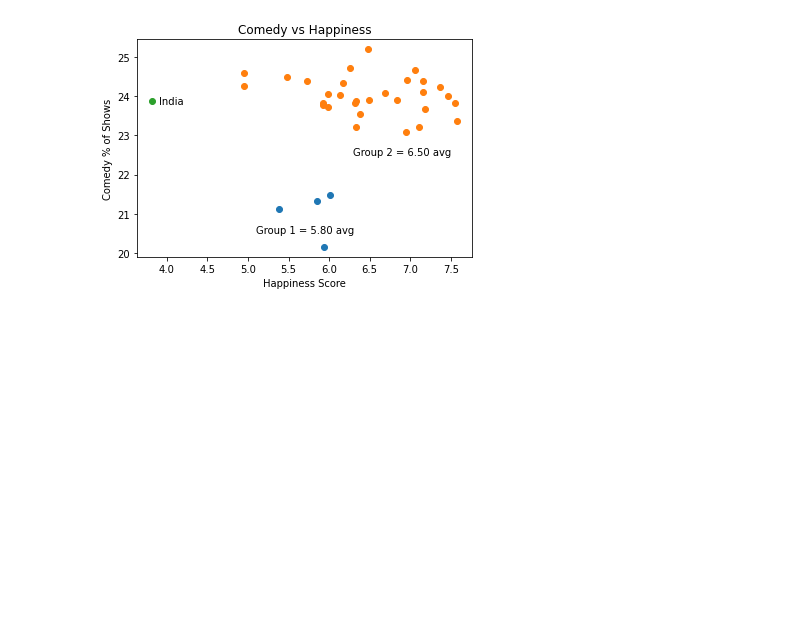
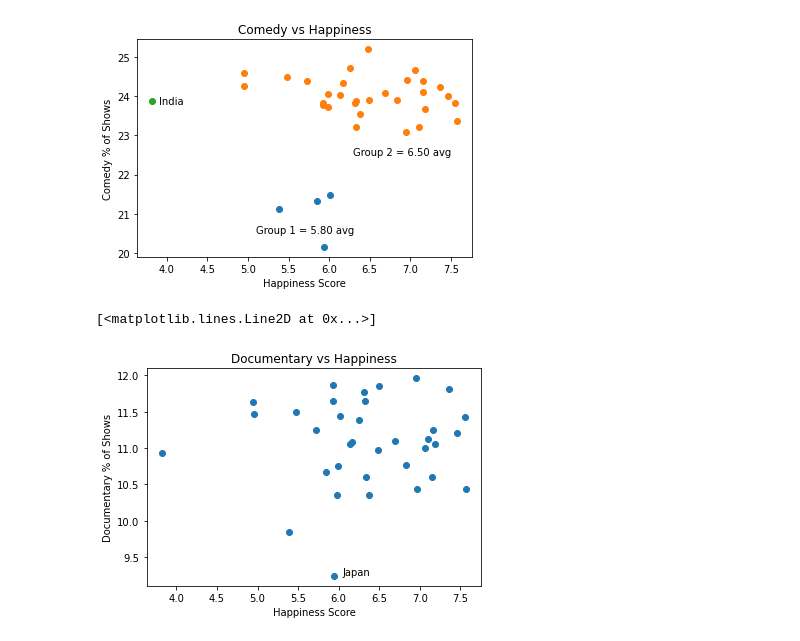
Before and after one commit to adamholcomb/Python-Media-Happiness-Analysis, a Jupyter notebook: HappinessIndex-AH.ipynb, the cells around one changed output. Saved outputs shown, nothing was run; the diff lists cells and outputs as text; code cells hidden in the pictures; blank space fills up the shorter version.

```diff
--- a/HappinessIndex-AH.ipynb
+++ b/HappinessIndex-AH.ipynb
@@ -290,3 +299,18 @@ plt.annotate("India",(3.9,23.8))
 # %% [output]
 Text(3.9, 23.8, 'India')
 [figure]
+# %%
+plt.scatter(happiness_genre_df["Ladder Score"],happiness_genre_df["Doc_Percent"])
+plt.xlabel("Happiness Score")
+plt.ylabel("Documentary % of Shows")
+plt.title("Documentary vs Happiness")
+plt.annotate("Japan",(6.05,9.25))
+
+# from scipy.stats import linregress
+# (slope,intercept,rvalue,pvalue,stderr) = linregress(happiness_genre_df["Ladder Score"],happiness_genre_df["Doc_Percent"])
+# regress_values = slope*happiness_genre_df["Ladder Score"]+intercept
+# plt.plot(happiness_genre_df["Ladder Score"],regress_values,color="red")
+# plt.annotate(f"y = {slope}x + {intercept}",(5.5,10))
+# %% [output]
+[<matplotlib.lines.Line2D at 0x...>]
+[figure, added]
```
Also changed, not shown: parts of 5 cells of this notebook.
